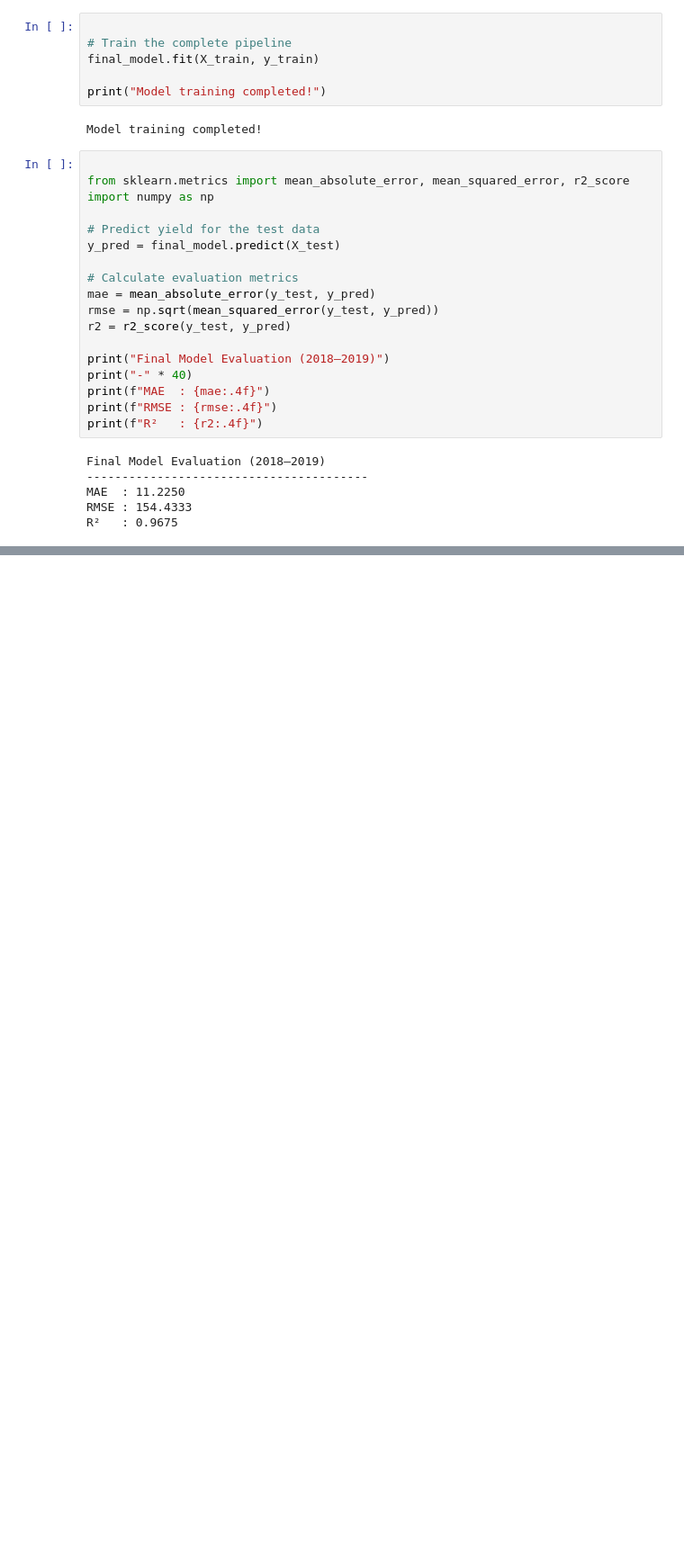
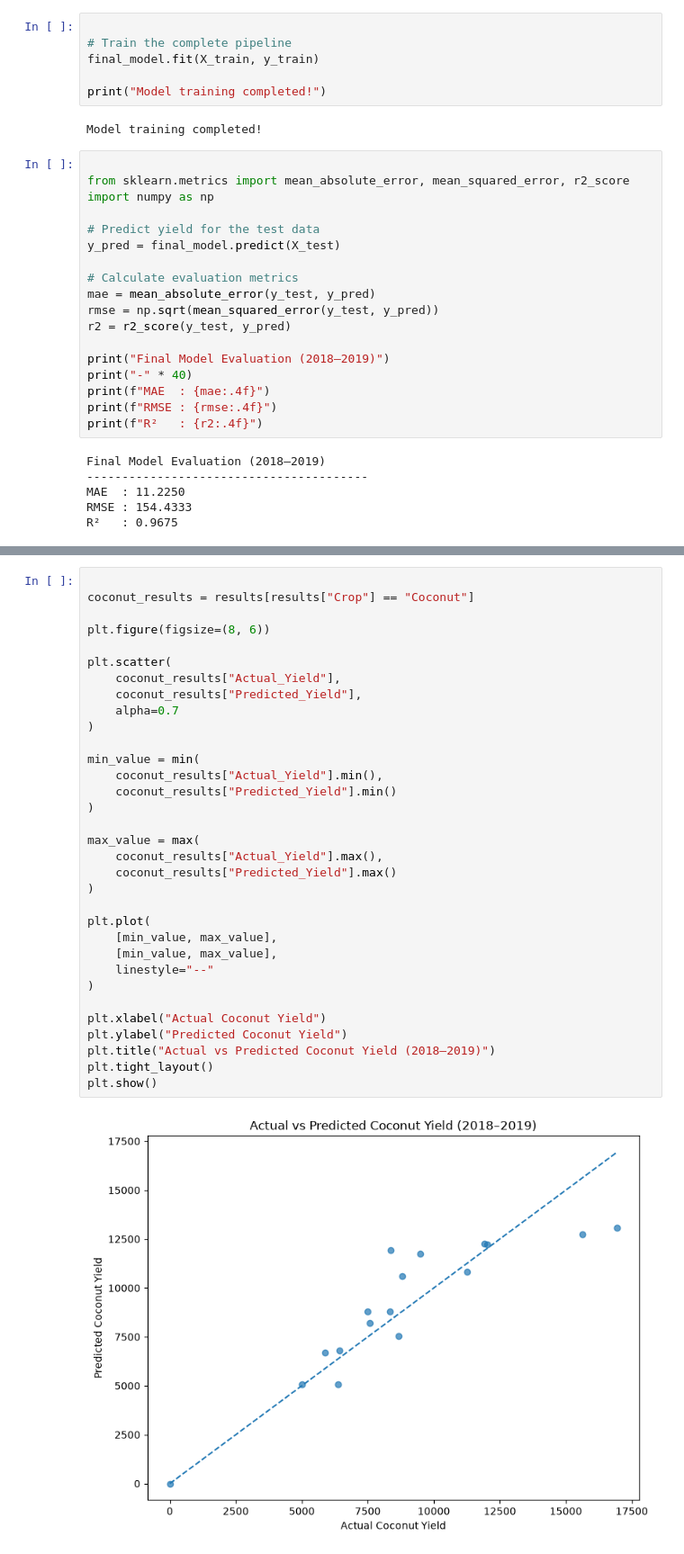
Before and after one commit to rohan24may/Crop-Yield-Analysis, a Jupyter notebook: notebooks/02_data_preprocessing.ipynb, the cells around one changed output, grey strips where cells are left out. Shown at 90% size. Saved outputs shown, nothing was run; the diff lists cells and outputs as text; blank space fills up the shorter version.

```diff
--- a/notebooks/02_data_preprocessing.ipynb
+++ b/notebooks/02_data_preprocessing.ipynb
@@ -949,0 +1176,35 @@ R²   : 0.9675
+# %%
+
+coconut_results = results[results["Crop"] == "Coconut"]
+
+plt.figure(figsize=(8, 6))
+
+plt.scatter(
+    coconut_results["Actual_Yield"],
+    coconut_results["Predicted_Yield"],
+    alpha=0.7
+)
+
+min_value = min(
+    coconut_results["Actual_Yield"].min(),
+    coconut_results["Predicted_Yield"].min()
+)
+
+max_value = max(
+    coconut_results["Actual_Yield"].max(),
+    coconut_results["Predicted_Yield"].max()
+)
+
+plt.plot(
+    [min_value, max_value],
+    [min_value, max_value],
+    linestyle="--"
+)
+
+plt.xlabel("Actual Coconut Yield")
+plt.ylabel("Predicted Coconut Yield")
+plt.title("Actual vs Predicted Coconut Yield (2018–2019)")
+plt.tight_layout()
+plt.show()
+# %% [output]
+[figure, added]
```
Also changed, not shown: parts of 7 cells of this notebook, 1 other file.
